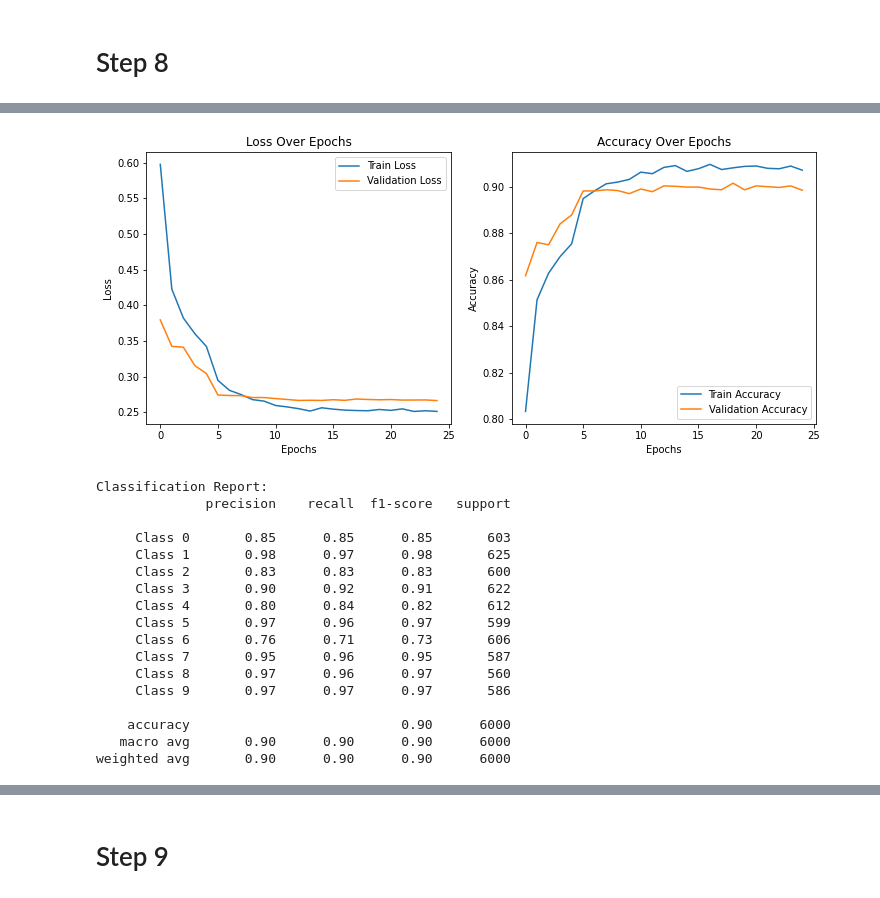
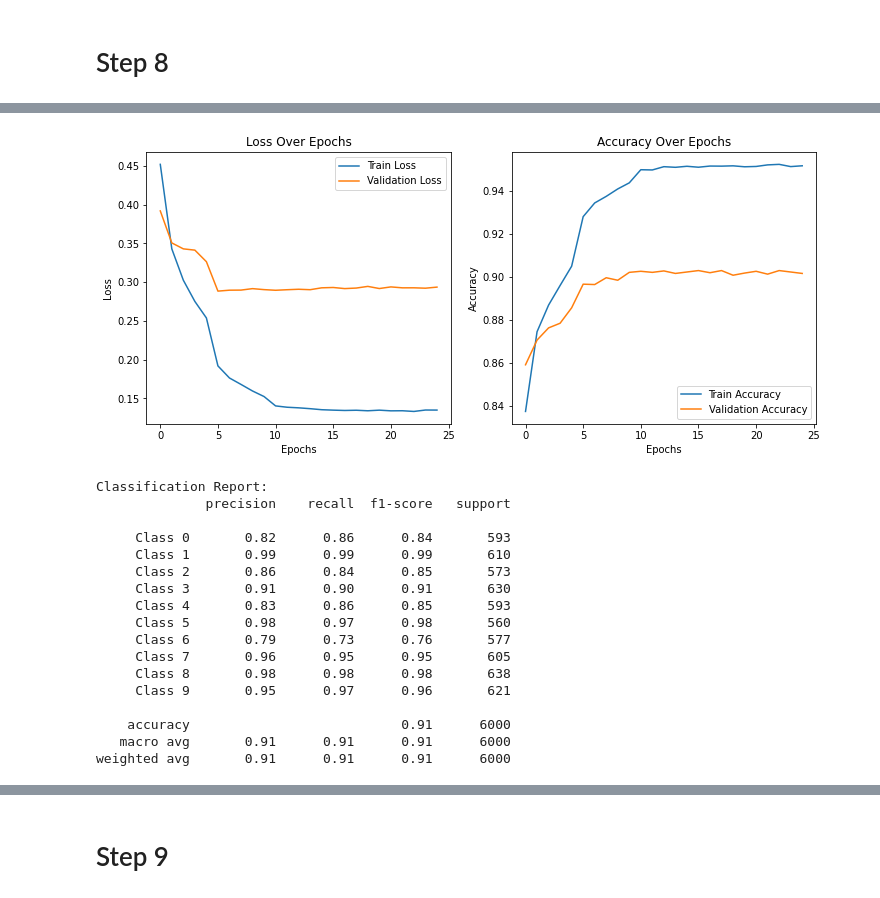
Before and after one commit to alex-abrehforoush/Homework, a Jupyter notebook: 9th sem/Deep Learning/2/Practical/DL_Homework2.ipynb, the cells around one changed output, grey strips where cells are left out. Cells and saved outputs as stored; diff of their text form; code cells hidden in the pictures.

Commit message:
DLHW2_Practical first 8 steps

```diff
--- a/9th sem/Deep Learning/2/Practical/DL_Homework2.ipynb
+++ b/9th sem/Deep Learning/2/Practical/DL_Homework2.ipynb
@@ -768,12 +791,12 @@ def trainNNWithDecay(model, optimizer, criterion, train_loader, val_loader, num_
 # %%
 # First strategy:
 # Initialize the model
-model_adam_dropout_batchnorm_lrdecay_step = MyNNWithDropoutBatchNormalization().cuda()
+model_adam_batchnorm_lrdecay_step = MyNNWithBatchNormalization().cuda()
 
 # Choose Optimizer
-optimizer_adam_dropout_batchnorm_lrdecay_step = optim.Adam(model_adam_dropout_batchnorm_lrdecay_step.parameters(), lr = 0.001)
+optimizer_adam_batchnorm_lrdecay_step = optim.Adam(model_adam_batchnorm_lrdecay_step.parameters(), lr = 0.001)
 # %%
-train_losses_adam_dropout_batchnorm_lrdecay_step, train_accuracies_adam_dropout_batchnorm_lrdecay_step, val_losses_adam_dropout_batchnorm_lrdecay_step, val_accuracies_adam_dropout_batchnorm_lrdecay_step = trainNNWithDecay(
-    model_adam_dropout_batchnorm_lrdecay_step, optimizer_adam_dropout_batchnorm_lrdecay_step, criterion, train_loader, val_loader, num_epochs = 25, lr_decay = 'step', gamma = 0.1
+train_losses_adam_batchnorm_lrdecay_step, train_accuracies_adam_batchnorm_lrdecay_step, val_losses_adam_batchnorm_lrdecay_step, val_accuracies_adam_batchnorm_lrdecay_step = trainNNWithDecay(
+    model_adam_batchnorm_lrdecay_step, optimizer_adam_batchnorm_lrdecay_step, criterion, train_loader, val_loader, num_epochs = 25, lr_decay = 'step', gamma = 0.1
 )
 # %% [output]
@@ -797,24 +820,24 @@ Validation Loss: 0.2663, Validation Acc: 0.8985
-# %%
-plottt(train_losses_adam_dropout_batchnorm_lrdecay_step, val_losses_adam_dropout_batchnorm_lrdecay_step, train_accuracies_adam_dropout_batchnorm_lrdecay_step, val_accuracies_adam_dropout_batchnorm_lrdecay_step)
-# %% [output]
-[figure, removed]
+# %%
+plottt(train_losses_adam_batchnorm_lrdecay_step, val_losses_adam_batchnorm_lrdecay_step, train_accuracies_adam_batchnorm_lrdecay_step, val_accuracies_adam_batchnorm_lrdecay_step)
+# %% [output]
+[figure, added]
 # %%
-test(model_adam_dropout_batchnorm_lrdecay_step, test_loader)
+test(model_adam_batchnorm_lrdecay_step, test_loader)
 # %% [output]
 Classification Report:
               precision    recall  f1-score   support
 
-     Class 0       0.85      0.85      0.85       603
-     Class 1       0.98      0.97      0.98       625
-     Class 2       0.83      0.83      0.83       600
-     Class 3       0.90      0.92      0.91       622
-     Class 4       0.80      0.84      0.82       612
-     Class 5       0.97      0.96      0.97       599
-     Class 6       0.76      0.71      0.73       606
-     Class 7       0.95      0.96      0.95       587
-     Class 8       0.97      0.96      0.97       560
-     Class 9       0.97      0.97      0.97       586
+     Class 0       0.82      0.86      0.84       593
+     Class 1       0.99      0.99      0.99       610
+     Class 2       0.86      0.84      0.85       573
+     Class 3       0.91      0.90      0.91       630
+     Class 4       0.83      0.86      0.85       593
+     Class 5       0.98      0.97      0.98       560
+     Class 6       0.79      0.73      0.76       577
+     Class 7       0.96      0.95      0.95       605
+     Class 8       0.98      0.98      0.98       638
+     Class 9       0.95      0.97      0.96       621
 
-    accuracy                           0.90      6000
-   macro avg       0.90      0.90      0.90      6000
-weighted avg       0.90      0.90      0.90      6000
+    accuracy                           0.91      6000
+   macro avg       0.91      0.91      0.91      6000
+weighted avg       0.91      0.91      0.91      6000
```
Also changed, not shown: parts of 30 cells of this notebook, 1 other file.
